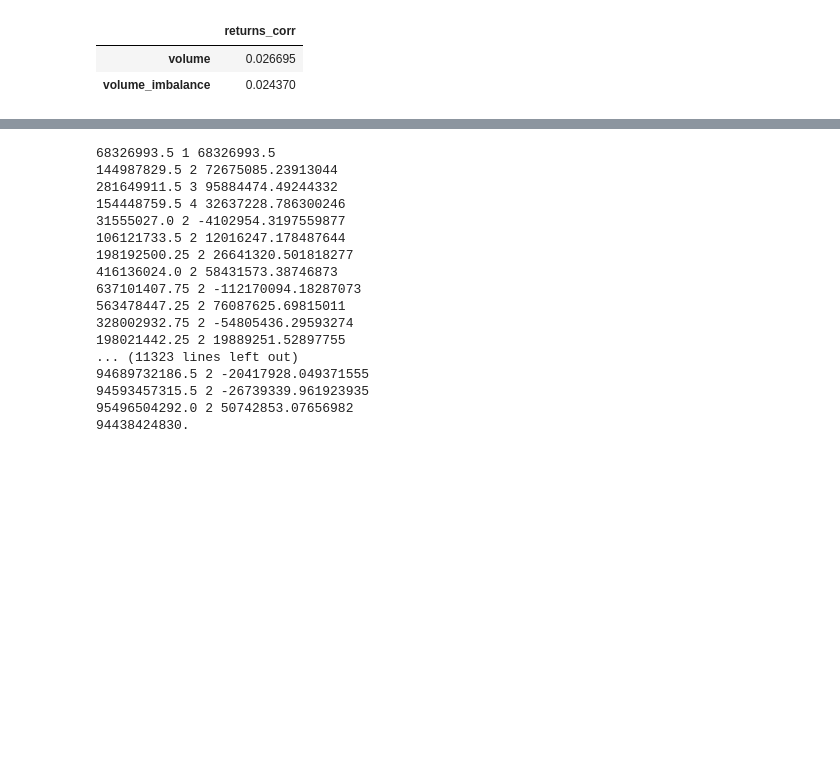
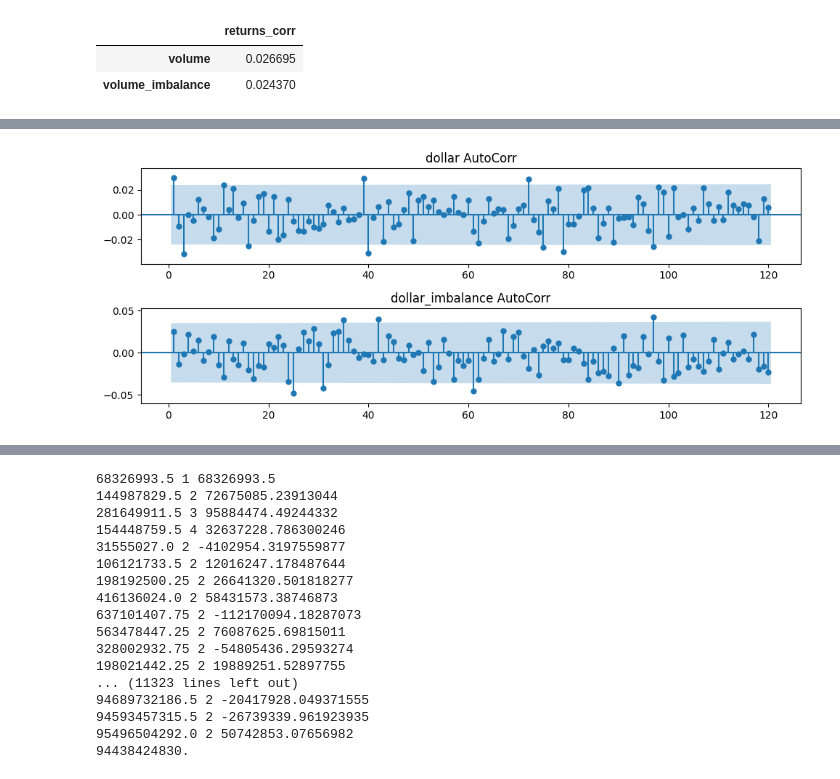
Before and after one commit to Goooo4it/Advances-in-Financial-Machine-Learning, a Jupyter notebook: 2.Financial_Data_Structures.ipynb, the cells around one changed output, grey strips where cells are left out. Cells and saved outputs as stored; diff of their text form; code cells hidden in the pictures; blank space fills up the shorter version.

```diff
--- a/2.Financial_Data_Structures.ipynb
+++ b/2.Financial_Data_Structures.ipynb
@@ -537,0 +562,23 @@ pd.DataFrame([volume_returns.autocorr(), volume_imb_returns.autocorr()], columns
+# %%
+def plot_autocorr(bar_types,bar_returns):
+    f,axes=plt.subplots(len(bar_types),figsize=(10,4))
+    for i, (bar, typ) in enumerate(zip(bar_returns, bar_types)):
+        sm.graphics.tsa.plot_acf(bar, lags=120, ax=axes[i],
+                                 alpha=0.05, adjusted=True, fft=True,
+                                 zero=False, auto_ylims=True,
+                                 title=f'{typ} AutoCorr')
+    plt.tight_layout()
+
+def plot_dist(bar_types,bar_rets):
+    f,axes=plt.subplots(len(bar_types),figsize=(10,4))
+    for i, (bar, typ) in enumerate(zip(bar_returns, bar_types)):
+        g = sns.histplot(bar, ax=axes[i], kde=False, label=typ)
+        g.set(yscale='log')
+        axes[i].legend()
+    plt.tight_layout()
+# %%
+bar_types = ['dollar', 'dollar_imbalance']
+bar_returns = [dollar_returns, dollar_imb_returns]
+plot_autocorr(bar_types,bar_returns)
+# %% [output]
+[figure, added]
```
Also changed, not shown: parts of 4 cells of this notebook.
